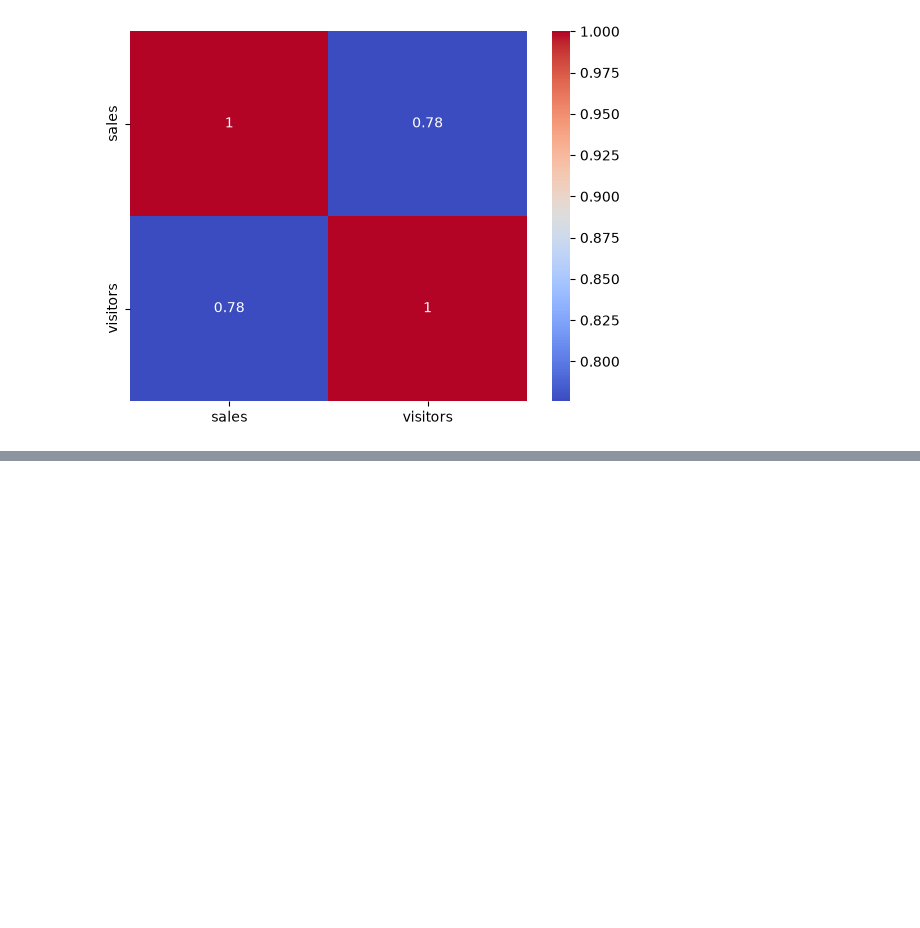
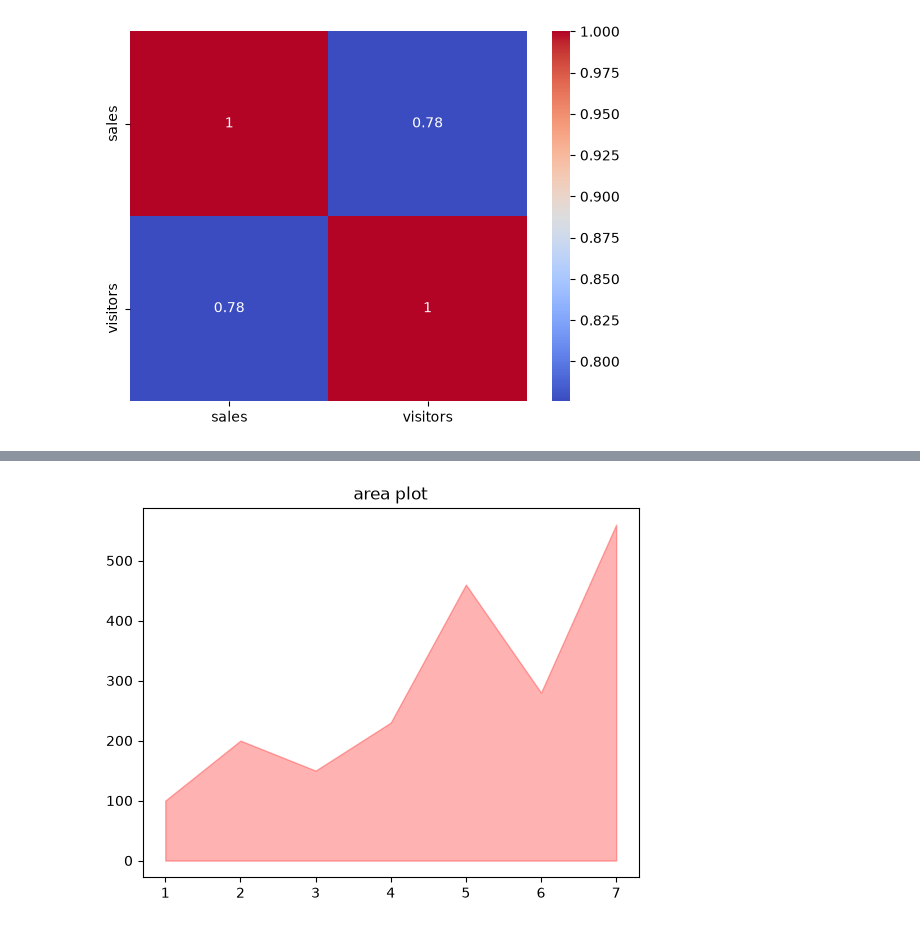
Before and after one commit to AmitKumarPrasad1846/Complete_AI_ML_challenge, a Jupyter notebook: 05_seaborn/seaborn_day_1.ipynb, the cells around one changed output, grey strips where cells are left out. Drawn from its saved outputs; the diff is of its cells as text; code cells hidden in the pictures; blank space fills up the shorter version.

```diff
--- a/05_seaborn/seaborn_day_1.ipynb
+++ b/05_seaborn/seaborn_day_1.ipynb
@@ -208,0 +266,7 @@ plt.show()
+# %%
+#alpha --> controls the transparency of color
+plt.fill_between(df2['days'],df2['sales'],color='red',alpha=0.3)
+plt.title('area plot')
+plt.show()
+# %% [output]
+[figure, added]
```
Also changed, not shown: parts of 6 cells of this notebook.
